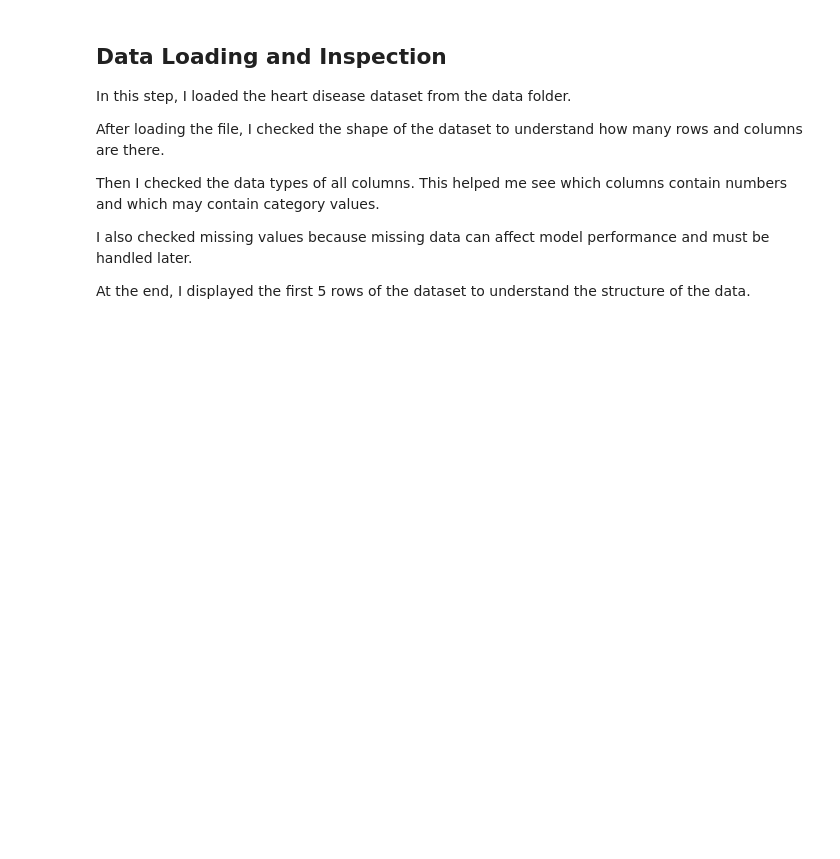
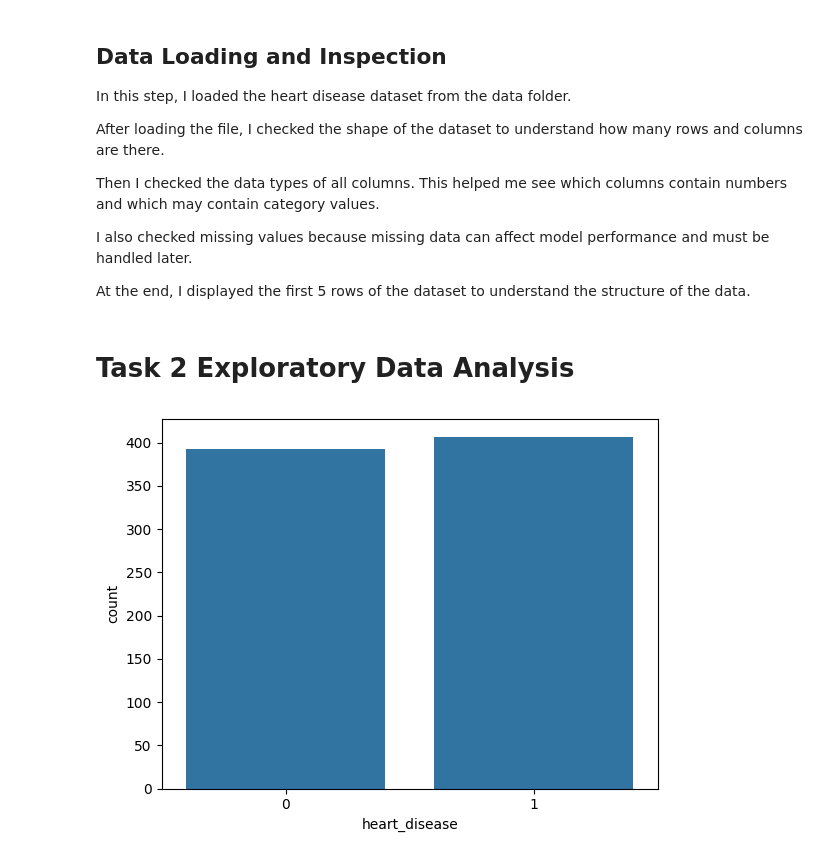
Before and after one commit to dppanchal889/ml-assessment-Dipika-panchal, a Jupyter notebook: part_a/q1_supervised.ipynb, the cells around one changed output. Drawn from its saved outputs; the diff is of its cells as text; code cells hidden in the pictures; blank space fills up the shorter version.

Commit message:
update q1 task 2

```diff
--- a/part_a/q1_supervised.ipynb
+++ b/part_a/q1_supervised.ipynb
@@ -103,3 +105,5 @@ Then I checked the data types of all columns. This helped me see which columns c
 I also checked missing values because missing data can affect model performance and must be handled later.
 
 At the end, I displayed the first 5 rows of the dataset to understand the structure of the data.
+# %% [markdown]
+# Task 2  Exploratory Data Analysis
@@ -105,0 +113,8 @@ At the end, I displayed the first 5 rows of the dataset to understand the struct
+# %%
+plt.figure()
+
+sns.countplot(x=df['heart_disease'])
+
+plt.show()
+# %% [output]
+[figure, added]
```
Also changed, not shown: parts of 10 cells of this notebook.
